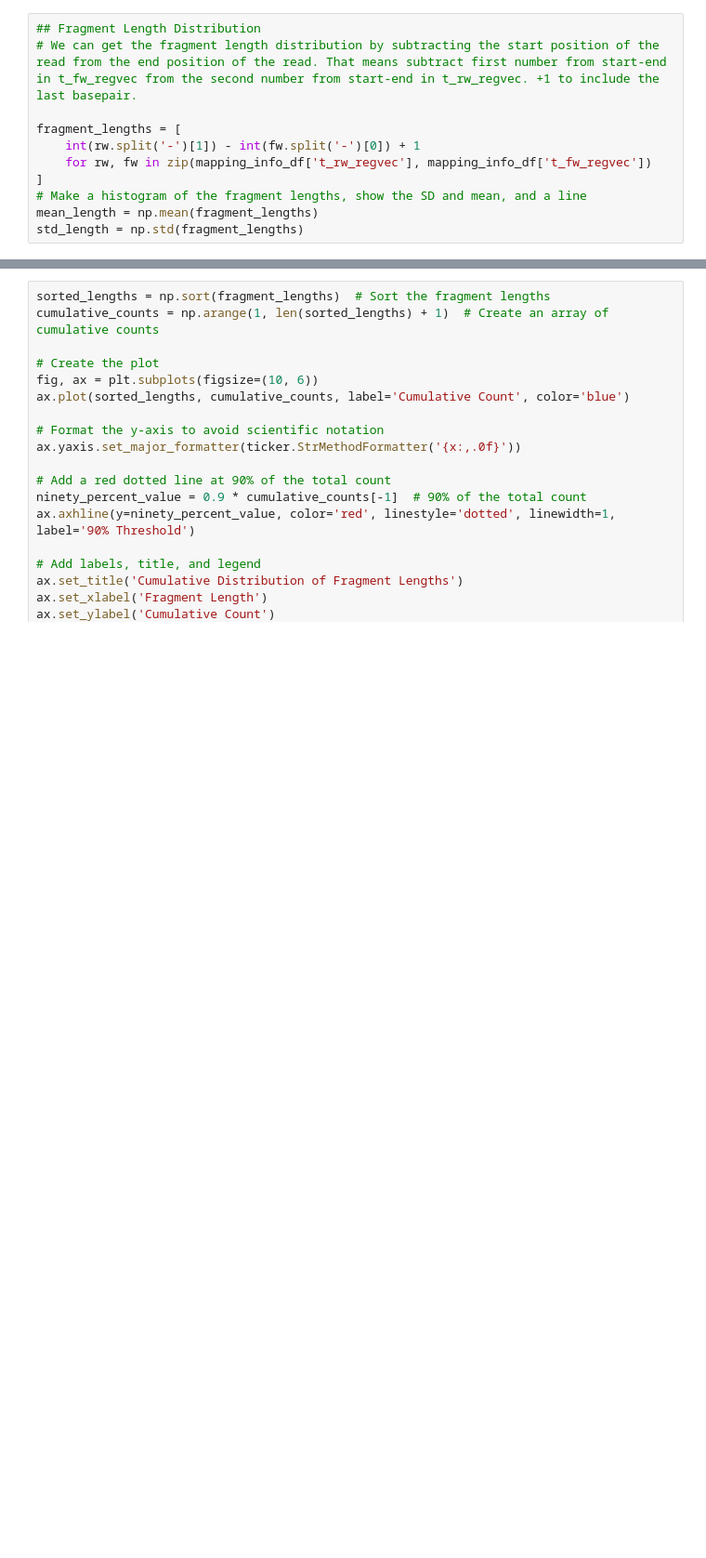
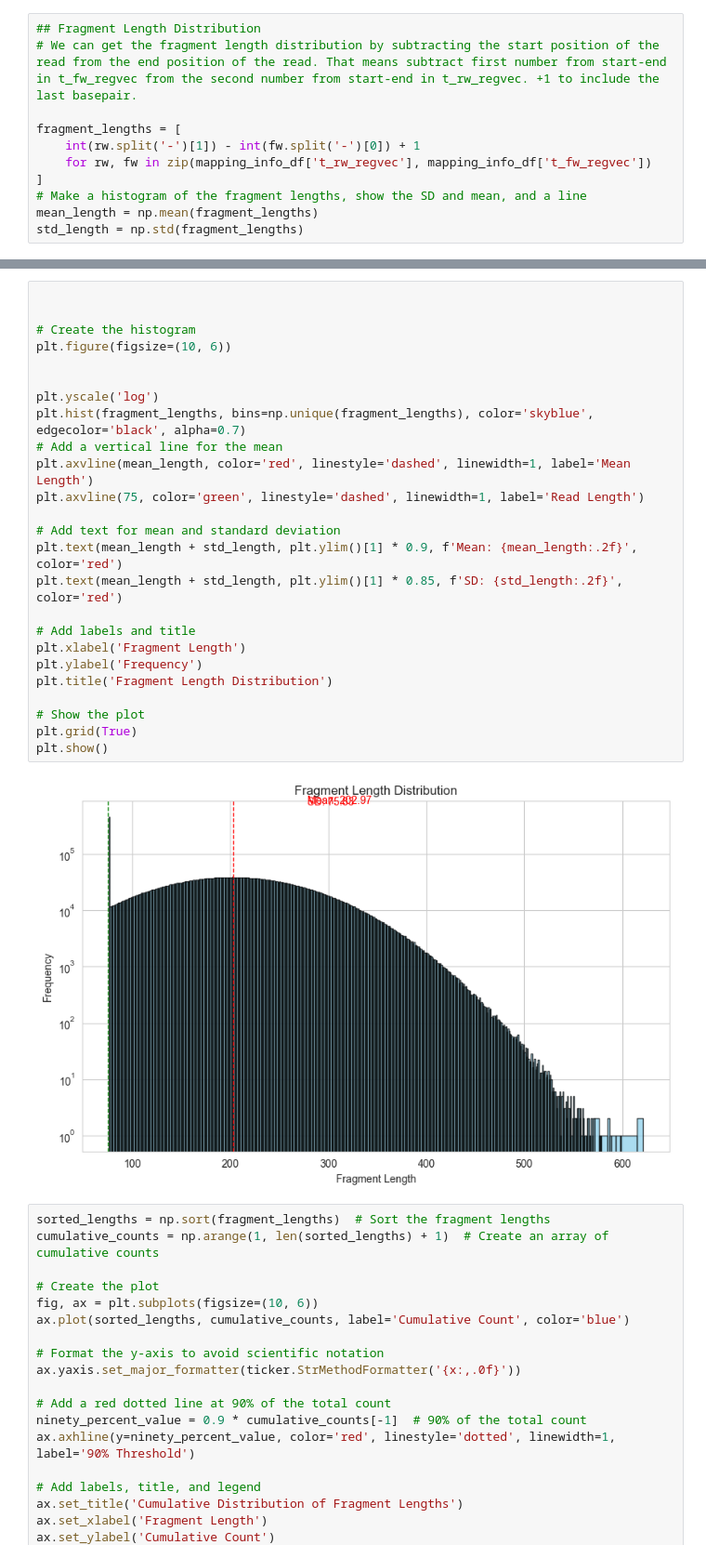
Before and after one commit to IngiumDev/gobi, a Jupyter notebook: src/main/Analysis/readsimulator/analyze_read_simulator.ipynb, the cells around one changed output, grey strips where cells are left out. Shown: that part at 93% size. Cells and saved outputs as stored; diff of their text form; blank space fills up the shorter version.

```diff
--- a/src/main/Analysis/readsimulator/analyze_read_simulator.ipynb
+++ b/src/main/Analysis/readsimulator/analyze_read_simulator.ipynb
@@ -70,3 +73,30 @@ plt.show()
+# %%
+
+
+# Create the histogram
+plt.figure(figsize=(10, 6))
+
+
+plt.yscale('log')
+plt.hist(fragment_lengths, bins=np.unique(fragment_lengths), color='skyblue', edgecolor='black', alpha=0.7)
+# Add a vertical line for the mean
+plt.axvline(mean_length, color='red', linestyle='dashed', linewidth=1, label='Mean Length')
+plt.axvline(75, color='green', linestyle='dashed', linewidth=1, label='Read Length')
+
+# Add text for mean and standard deviation
+plt.text(mean_length + std_length, plt.ylim()[1] * 0.9, f'Mean: {mean_length:.2f}', color='red')
+plt.text(mean_length + std_length, plt.ylim()[1] * 0.85, f'SD: {std_length:.2f}', color='red')
+
+# Add labels and title
+plt.xlabel('Fragment Length')
+plt.ylabel('Frequency')
+plt.title('Fragment Length Distribution')
+
+# Show the plot
+plt.grid(True)
+plt.show()
+# %% [output]
+[figure, added]
 # %%
 sorted_lengths = np.sort(fragment_lengths)  # Sort the fragment lengths
 cumulative_counts = np.arange(1, len(sorted_lengths) + 1)  # Create an array of cumulative counts
```
Also changed, not shown: parts of 5 cells of this notebook, 1 other file.
